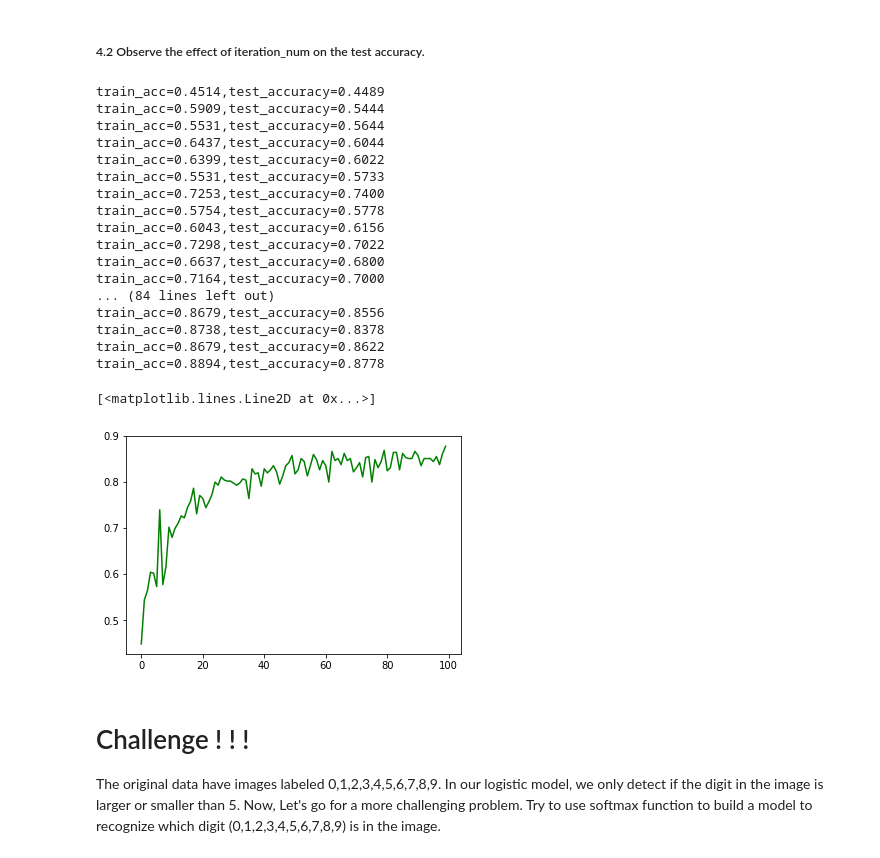
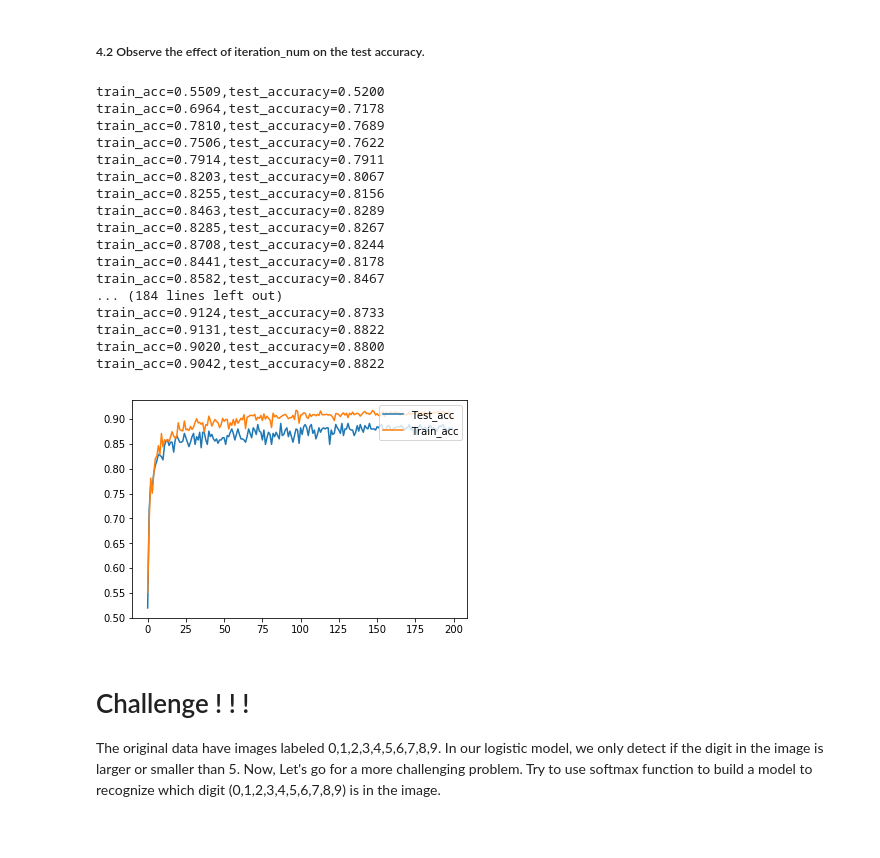
Before and after one commit to cloudwy/NLP, a Jupyter notebook: 04/Assignment-04.ipynb, the cells around one changed output. Drawn from its saved outputs; the diff is of its cells as text; code cells hidden in the pictures.

```diff
--- a/04/Assignment-04.ipynb
+++ b/04/Assignment-04.ipynb
@@ -463,39 +461,45 @@ train_acc=0.9131,test_accuracy=0.8911
 # %% [markdown]
 ##### 4.2 Observe the effect of iteration_num on the test accuracy.
-# %%
-iters=[]
-train_accs=[]
-test_accs=[]
-for i in range(1,10001):
-    if i%100 == 0:
-        _,_,iter,train_acc,test_acc = model(X_train, y_train, X_test, y_test, num_iterations=i, learning_rate=0.001,print_cost=False)
-        iters.append(iter)
-        train_accs.append(train_acc)
-        test_accs.append(test_acc)
-# %% [output]
-train_acc=0.4514,test_accuracy=0.4489
-train_acc=0.5909,test_accuracy=0.5444
-train_acc=0.5531,test_accuracy=0.5644
-train_acc=0.6437,test_accuracy=0.6044
-train_acc=0.6399,test_accuracy=0.6022
-train_acc=0.5531,test_accuracy=0.5733
-train_acc=0.7253,test_accuracy=0.7400
-train_acc=0.5754,test_accuracy=0.5778
-train_acc=0.6043,test_accuracy=0.6156
-train_acc=0.7298,test_accuracy=0.7022
-train_acc=0.6637,test_accuracy=0.6800
-train_acc=0.7164,test_accuracy=0.7000
-... (84 lines left out)
-train_acc=0.8679,test_accuracy=0.8556
-train_acc=0.8738,test_accuracy=0.8378
-train_acc=0.8679,test_accuracy=0.8622
-train_acc=0.8894,test_accuracy=0.8778
-# %%
-import matplotlib.pyplot as plt
-plt.plot(range(len(test_accs)),test_accs,color='g',label="Lr="+str(Lr1))
-# %% [output]
-[<matplotlib.lines.Line2D at 0x...>]
-[figure, removed]
+# %%
+import matplotlib.pyplot as plt
+def plot_acc(X_train,Y_train,X_test,Y_test,num_iterations,learning_rate,print_cost):
+    iters=[]
+    train_accs=[]
+    test_accs=[]
+    for i in range(1,num_iterations+1):
+        if i%50 == 0:
+            r = model(X_train, Y_train, X_test, Y_test, i ,learning_rate,print_cost)
+            iters.append(r["num_itr"])
+            train_accs.append(r["tr_acc"])
+            test_accs.append(r["te_acc"])
+    plt.plot(range(len(test_accs)),test_accs,label="Test_acc")
+    plt.plot(range(len(train_accs)),train_accs,label="Train_acc")
+    plt.legend(loc='upper right')
+    plt.show()
+# %%
+num_iterations=10000
+learning_rate = 0.01
+print_cost=False
+plot_acc(X_train,y_train,X_test,y_test,num_iterations,learning_rate,print_cost)
+# %% [output]
+train_acc=0.5509,test_accuracy=0.5200
+train_acc=0.6964,test_accuracy=0.7178
+train_acc=0.7810,test_accuracy=0.7689
+train_acc=0.7506,test_accuracy=0.7622
+train_acc=0.7914,test_accuracy=0.7911
+train_acc=0.8203,test_accuracy=0.8067
+train_acc=0.8255,test_accuracy=0.8156
+train_acc=0.8463,test_accuracy=0.8289
+train_acc=0.8285,test_accuracy=0.8267
+train_acc=0.8708,test_accuracy=0.8244
+train_acc=0.8441,test_accuracy=0.8178
+train_acc=0.8582,test_accuracy=0.8467
+... (184 lines left out)
+train_acc=0.9124,test_accuracy=0.8733
+train_acc=0.9131,test_accuracy=0.8822
+train_acc=0.9020,test_accuracy=0.8800
+train_acc=0.9042,test_accuracy=0.8822
+[figure, added]
 # %% [markdown]
 # Challenge ! ! !
 
```
Also changed, not shown: parts of 40 cells of this notebook, 1 other file.
